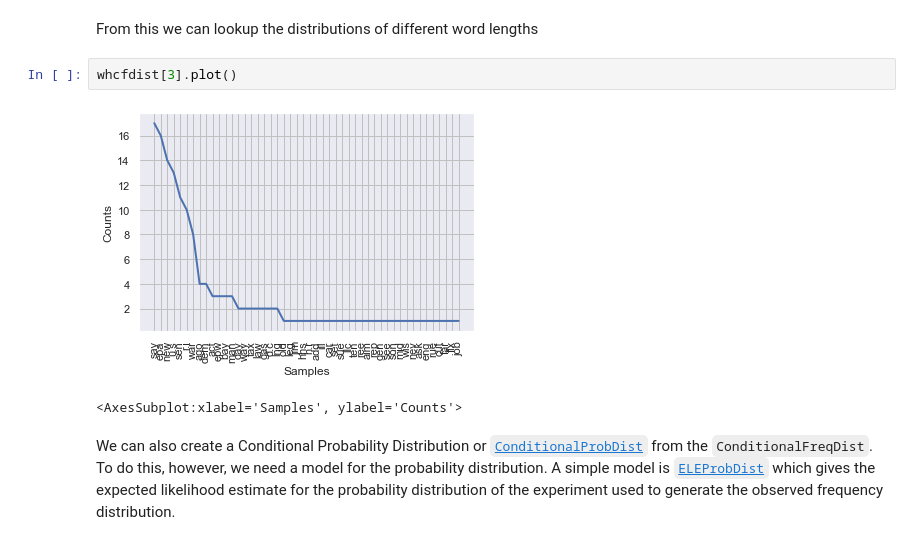
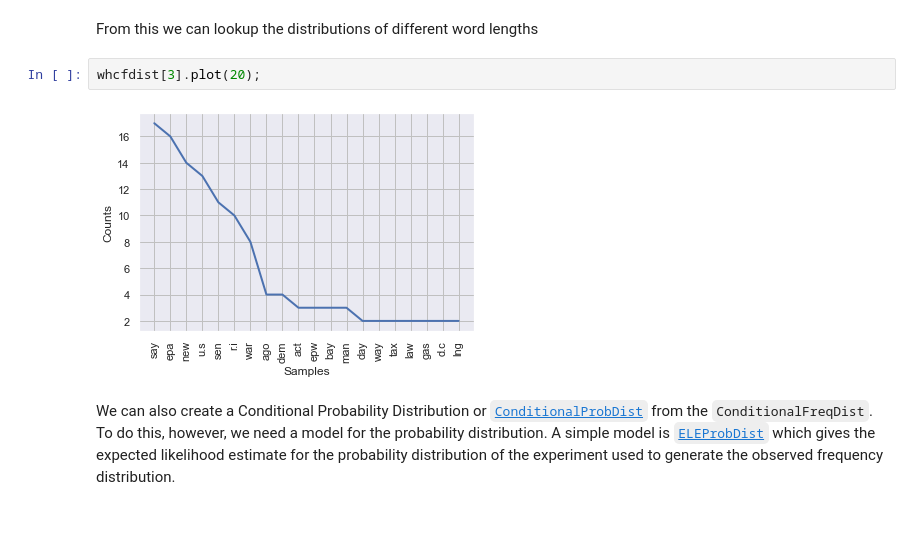
Before and after one commit to jinfei1125/Homework-Notebooks, a Jupyter notebook: week-2/2-Counting-Words-Phrases.ipynb, the cells around one changed output. Saved outputs shown, nothing was run; the diff lists cells and outputs as text.

```diff
--- a/week-2/2-Counting-Words-Phrases.ipynb
+++ b/week-2/2-Counting-Words-Phrases.ipynb
@@ -684,10 +684,9 @@ print(whcfdist.N())
 # %% [markdown]
 From this we can lookup the distributions of different word lengths
 # %%
-whcfdist[3].plot()
+whcfdist[3].plot(20);
 # %% [output]
-[figure, old version]
+[figure, new version]
-<AxesSubplot:xlabel='Samples', ylabel='Counts'>
 # %% [markdown]
 We can also create a Conditional Probability Distribution or [`ConditionalProbDist`](http://www.nltk.org/api/nltk.html#nltk.probability.ConditionalProbDist) from the `ConditionalFreqDist`. To do this, however, we need a model for the probability distribution. A simple model is [`ELEProbDist`](http://www.nltk.org/api/nltk.html#nltk.probability.ELEProbDist) which gives the expected likelihood estimate for the probability distribution of the experiment used to generate the observed frequency distribution.
 # %%
```
Also changed, not shown: parts of 3 cells of this notebook.
